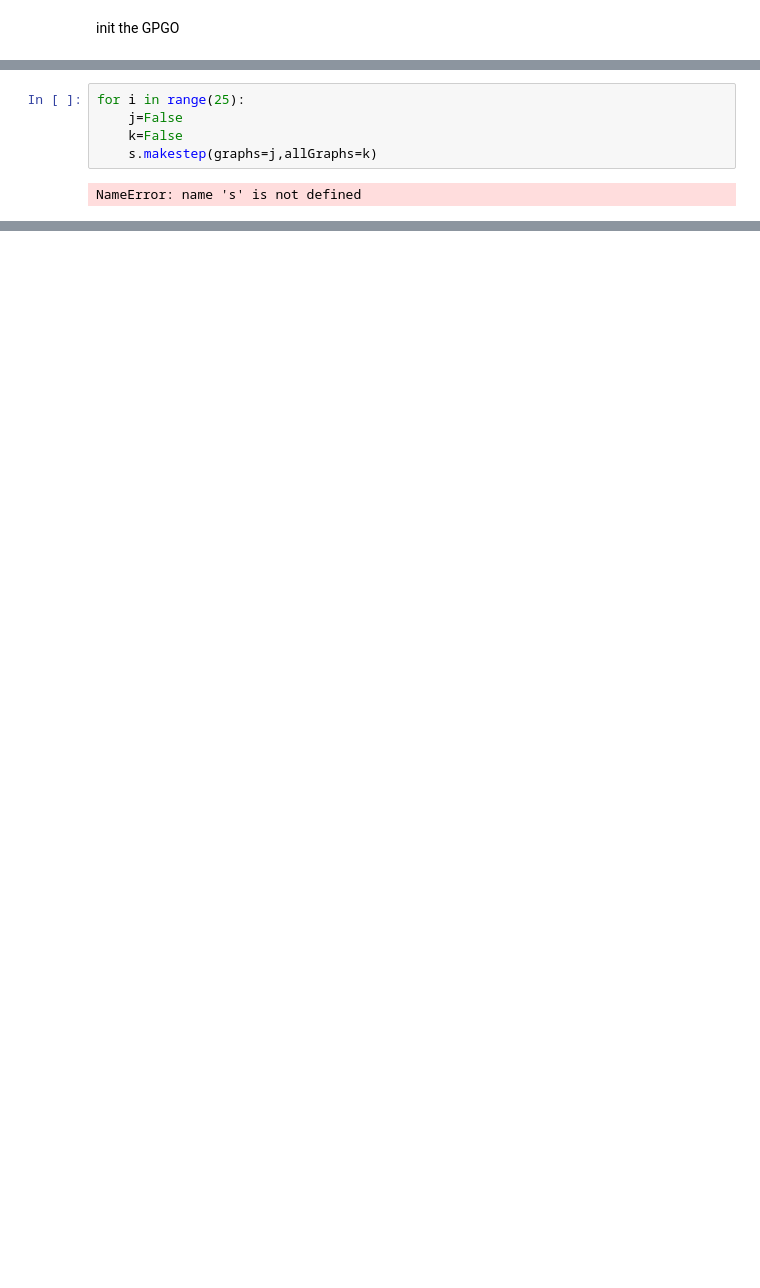
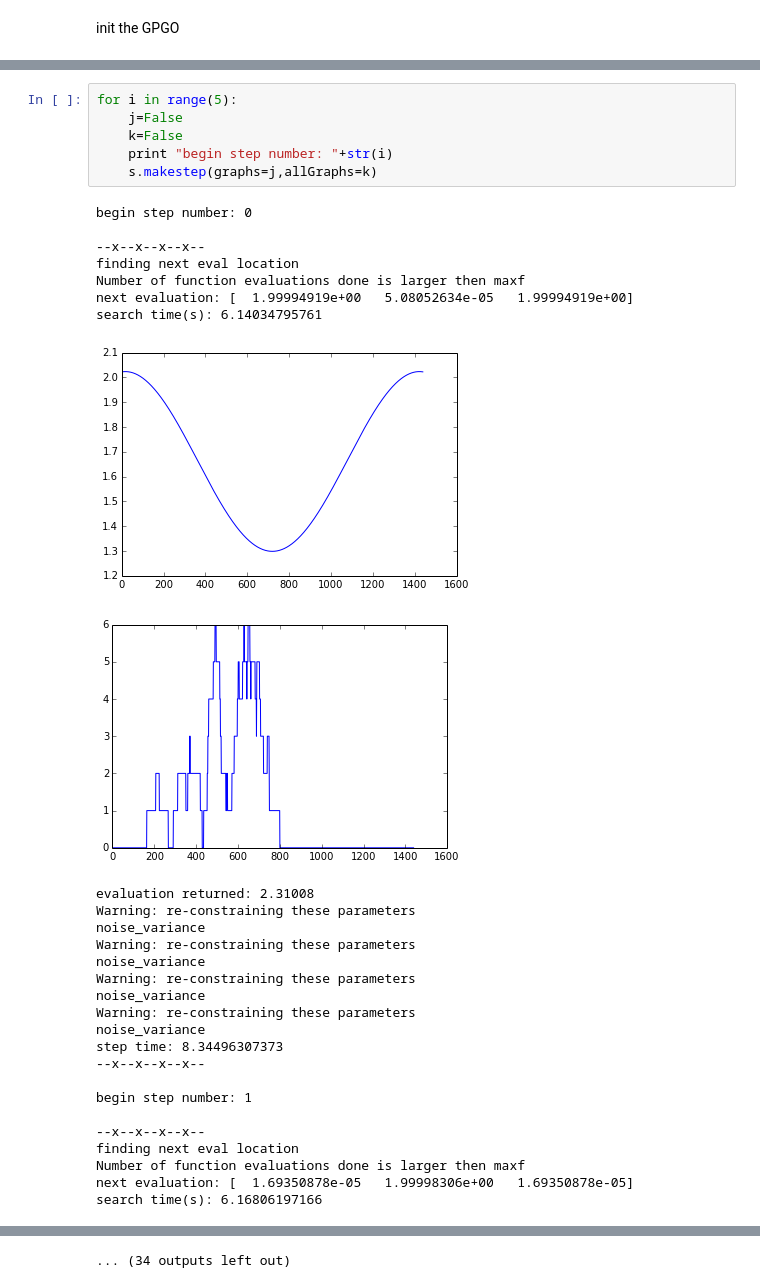
Before and after one commit to markm541374/tariffset, a Jupyter notebook: GPGO.ipynb, the cells around one changed output, grey strips where cells are left out. Saved outputs shown, nothing was run; the diff lists cells and outputs as text; blank space fills up the shorter version.

```diff
--- a/GPGO.ipynb
+++ b/GPGO.ipynb
@@ -224,7 +224,35 @@ noise_variance
 # %%
-for i in range(25):
+for i in range(5):
     j=False
     k=False
+    print "begin step number: "+str(i)
     s.makestep(graphs=j,allGraphs=k)
 # %% [output]
-NameError: name 's' is not defined
+begin step number: 0
+
+--x--x--x--x--
+finding next eval location
+Number of function evaluations done is larger then maxf
+next evaluation: [  1.99994919e+00   5.08052634e-05   1.99994919e+00]
+search time(s): 6.14034795761
+[figure, added]
+[figure, added]
+evaluation returned: 2.31008
+Warning: re-constraining these parameters
+noise_variance
+Warning: re-constraining these parameters
+noise_variance
+Warning: re-constraining these parameters
+noise_variance
+Warning: re-constraining these parameters
+noise_variance
+step time: 8.34496307373
+--x--x--x--x--
+
+begin step number: 1
+
+--x--x--x--x--
+finding next eval location
+Number of function evaluations done is larger then maxf
+next evaluation: [  1.69350878e-05   1.99998306e+00   1.69350878e-05]
+search time(s): 6.16806197166
@@ -231,3 +303,4 @@ NameError: name 's' is not defined
+... (34 outputs left out)
 # %%
 print s.best
 optfunction(s.best[1])
```
Also changed, not shown: parts of 4 cells of this notebook, 2 other files.
